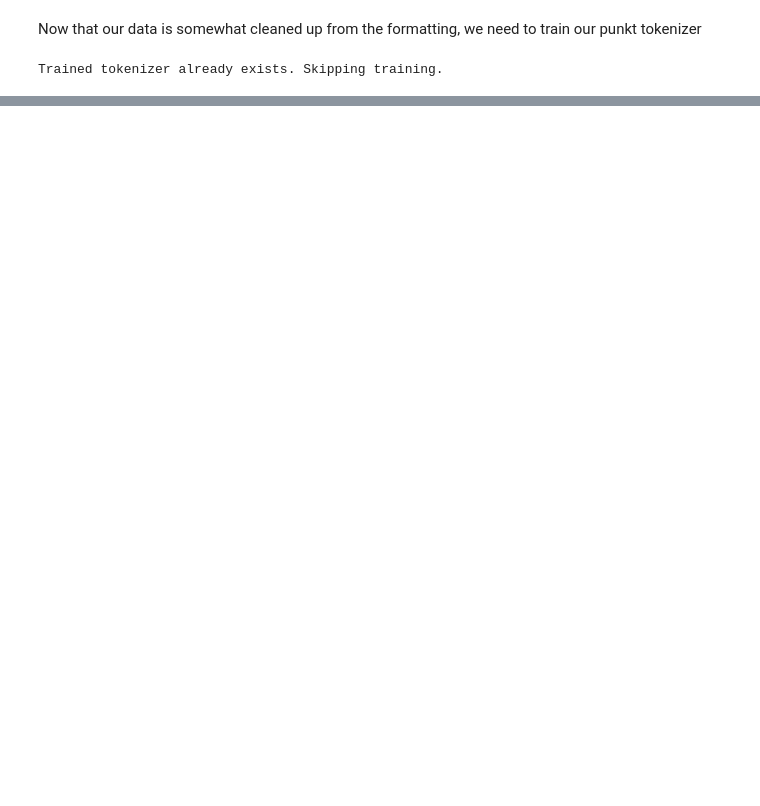
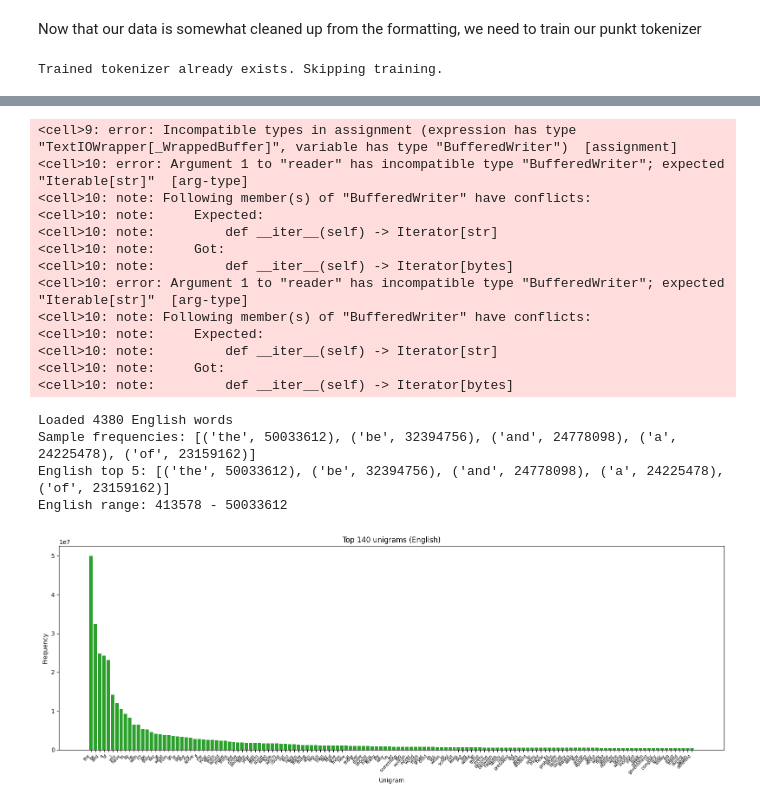
Before and after one commit to timeglitch/Nat-Lang-Proc-Final, a Jupyter notebook: Main.ipynb, the cells around one changed output, grey strips where cells are left out. Cells and saved outputs as stored; diff of their text form; code cells hidden in the pictures; blank space fills up the shorter version.

```diff
--- a/Main.ipynb
+++ b/Main.ipynb
@@ -154,0 +340,61 @@ noka luka tu wan li lon sijelo pi kala sike kin
+# %%
+#Now, we'll plot the top 140 english entries
+import csv
+
+ENGLISH_1GRAM_FILE_PATH = "./data/wordFrequency.csv"
+
+# Parse the CSV file
+# CSV format: rank,lemma,PoS,freq,...
+english_words_dict = {}
+with open(ENGLISH_1GRAM_FILE_PATH, 'r', encoding='utf-8') as f:
+    reader = csv.reader(f)
+    for i, row in enumerate(reader):
+        if i == 0:  # skip header
+            continue
+        if len(row) >= 4:
+            try:
+                word = row[1]  # lemma is column 1
+                count = int(row[3])  # freq is column 3
+                english_words_dict[word] = count
+            except (ValueError, IndexError):
+                continue
+
+print(f"Loaded {len(english_words_dict)} English words")
+print(f"Sample frequencies: {list(english_words_dict.items())[:5]}")
+
+# Plot English data
+top_n = 140
+english_common = sorted(english_words_dict.items(), key=lambda x: x[1], reverse=True)[:top_n]
+english_labels = [w for w, _ in english_common]
+english_counts = [c for _, c in english_common]
+
+print(f"English top 5: {english_common[:5]}")
+print(f"English range: {min(english_counts)} - {max(english_counts)}")
+
+plt.figure(figsize=(16, 6))
+plt.bar(range(len(english_labels)), english_counts, color='C2', width=0.8)
+plt.xticks(range(len(english_labels)), english_labels, rotation=45, ha='right', fontsize=7)
+plt.title(f"Top {top_n} unigrams (English)")
+plt.xlabel("Unigram")
+plt.ylabel("Frequency")
+plt.tight_layout()
+plt.show()
+# %% [output]
+<cell>9: error: Incompatible types in assignment (expression has type "TextIOWrapper[_WrappedBuffer]", variable has type "BufferedWriter")  [assignment]
+<cell>10: error: Argument 1 to "reader" has incompatible type "BufferedWriter"; expected "Iterable[str]"  [arg-type]
+<cell>10: note: Following member(s) of "BufferedWriter" have conflicts:
+<cell>10: note:     Expected:
+<cell>10: note:         def __iter__(self) -> Iterator[str]
+<cell>10: note:     Got:
+<cell>10: note:         def __iter__(self) -> Iterator[bytes]
+<cell>10: error: Argument 1 to "reader" has incompatible type "BufferedWriter"; expected "Iterable[str]"  [arg-type]
+<cell>10: note: Following member(s) of "BufferedWriter" have conflicts:
+<cell>10: note:     Expected:
+<cell>10: note:         def __iter__(self) -> Iterator[str]
+<cell>10: note:     Got:
+<cell>10: note:         def __iter__(self) -> Iterator[bytes]
+Loaded 4380 English words
+Sample frequencies: [('the', 50033612), ('be', 32394756), ('and', 24778098), ('a', 24225478), ('of', 23159162)]
+English top 5: [('the', 50033612), ('be', 32394756), ('and', 24778098), ('a', 24225478), ('of', 23159162)]
+English range: 413578 - 50033612
+[figure, added]
```
Also changed, not shown: parts of 9 cells of this notebook, 3 other files.
